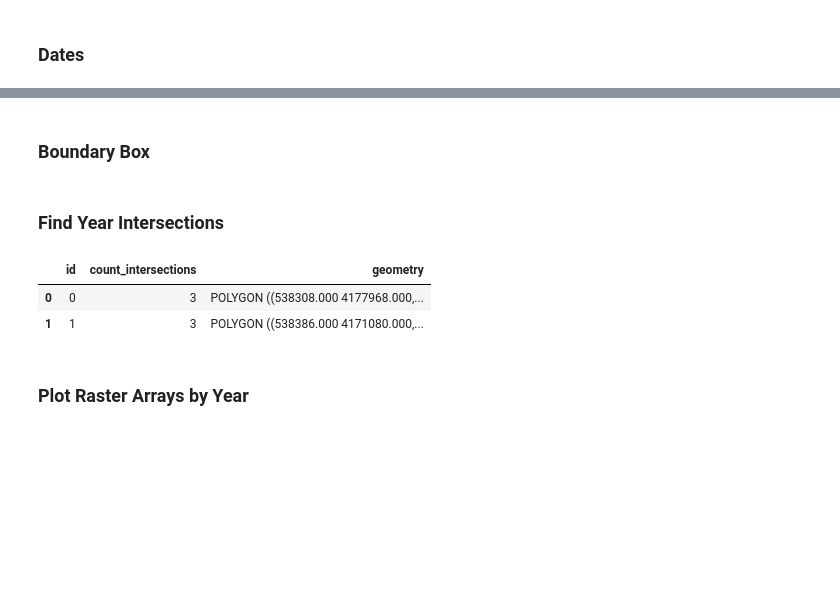
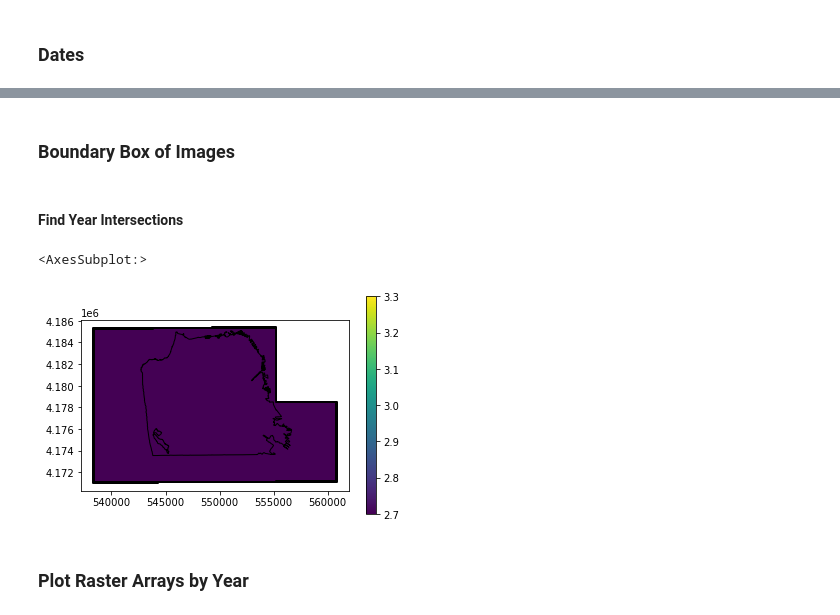
Before and after one commit to nelmsal/MUSA650_FinalProject_RightOfWayClassification, a Jupyter notebook: scripts/download_zipfile.ipynb, the cells around one changed output, grey strips where cells are left out. Drawn from its saved outputs; the diff is of its cells as text; code cells hidden in the pictures; blank space fills up the shorter version.

Commit message:
got data

```diff
--- a/scripts/download_zipfile.ipynb
+++ b/scripts/download_zipfile.ipynb
@@ -115,0 +269,6 @@ img_df = pd.DataFrame(img_list, columns=cols)
+# %%
+mile10 = 16093.4
+land = sf_landform.to_crs(tiff_proj).geometry[0]
+water = land.buffer(mile10)
+land = unary_union([land, non_sf])
+water = water.symmetric_difference(land).intersection(water)
@@ -116,2 +305,13 @@ img_df = pd.DataFrame(img_list, columns=cols)
+# %%
+img_df['roads'] = img_df.apply(
+    lambda row:
+    polyToMask(
+        row['shape'],
+        row['transform'],
+        polys=roads_gdf.intersection(row['bounds']),
+        default_value = 1,
+        fill=0
+        ),
+    axis=1)
 # %% [markdown]
 ### Dates
@@ -133,21 +333,2 @@ img_df.head()
 # %% [markdown]
-### Boundary Box
+### Boundary Box of Images
-# %%
-# GET POLYGON BOUNDARY BOX
-from shapely.geometry import box
-# bounds to box
-def bound_to_poly(b_list):
-    #ymin, ymax, xmin, xmax = b_list
-    left, right, bottom, top = b_list
-    width = right-left
-    height = top-bottom
-    b_list = [
-        left,
-        top,
-        width,
-        height
-    ]
-    return box(b_list[0], b_list[1], b_list[0] + b_list[2], b_list[1] - b_list[3]) #Polygon(zip(b_list))
-tiff_proj = img_df['proj'].values[0]
-img_df['bgeom'] = img_df['bounds'].apply(bound_to_poly)
-img_gdf = gpd.GeoDataFrame(img_df, crs=tiff_proj, geometry = img_df['bgeom'])
@@ -154,12 +338,12 @@ img_gdf = gpd.GeoDataFrame(img_df, crs=tiff_proj, geometry = img_df['bgeom'])
 # %%
 from shapely.ops import unary_union
 y_gdf = img_df.groupby('year').agg({
-    'bgeom':unary_union, 'resolution':'first', 'bands':'first', 'filename':'count', 'date':'first'
+    'bounds':unary_union, 'resolution':'first', 'bands':'first', 'filename':'count', 'date':'first'
 })
-y_gdf = gpd.GeoDataFrame(y_gdf, crs=tiff_proj, geometry = y_gdf['bgeom']) \
-    .drop(columns='bgeom')
+y_gdf = gpd.GeoDataFrame(y_gdf, crs=tiff_proj, geometry = y_gdf['bounds']) \
+    .drop(columns='bounds')
 # %% [markdown]
-### Find Year Intersections
+#### Find Year Intersections
 # %%
 # get overlapping counts
 ## from stack overflow
@@ -198,36 +382,35 @@ def count_overlapping_features(in_gdf):
                                 geom_col:splitting_results,
                                 },
                                crs=in_gdf.crs,
                                geometry=geom_col)
 
     # Find the new centroids.
     new_gdf['geom_centroid'] = new_gdf.centroid
 
     # Starting the count at zero
     new_gdf['count_intersections'] = 0
 
     # For each of the `new_gdf`'s rows, find how many overlapping features
     # there are from the input GDF.
     for i,row in new_gdf.iterrows():
         new_gdf.loc[i,'count_intersections'] = in_gdf.intersects(row['geom_centroid']).astype(int).sum()
         pass
 
     # Dropping the column containing the centroids
     new_gdf = new_gdf.drop(columns=['geom_centroid'])[['id','count_intersections',geom_col]]
 
     return new_gdf
 
 intersect_gdf = count_overlapping_features(y_gdf[y_gdf.index>=2016])
 intersect_gdf
 
 # PLOT
-img_gdf = gpd.GeoDataFrame(img_df, crs=img_df['proj'].values[0], geometry = img_df['bgeom'])
+img_gdf = gpd.GeoDataFrame(img_df, crs=img_df['proj'].values[0], geometry = img_df['bounds'])
 #ax = img_gdf.plot(alpha=.5, column='year', ec='black', lw=2, legend=True)
 ax = intersect_gdf.plot(column='count_intersections', ec='black', lw=2, legend=True)
 sf_landform.plot(ax=ax, zorder=8, color='None')
 # %% [output]
-|  | id | count_intersections | geometry |
-| 0 | 0 | 3 | POLYGON ((538308.000 4177968.000,... |
-| 1 | 1 | 3 | POLYGON ((538386.000 4171080.000,... |
+<AxesSubplot:>
+[figure, added]
 # %% [markdown]
 ### Plot Raster Arrays by Year
```
Also changed, not shown: parts of 60 cells of this notebook, 5 other files.
